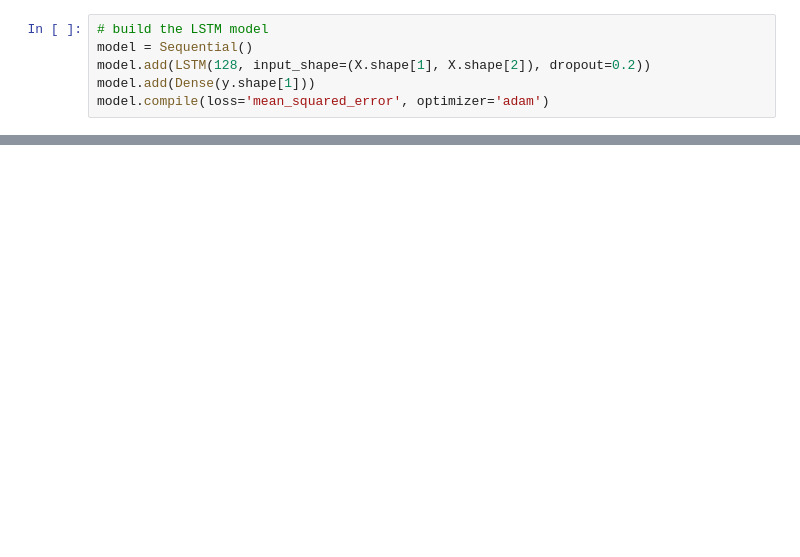
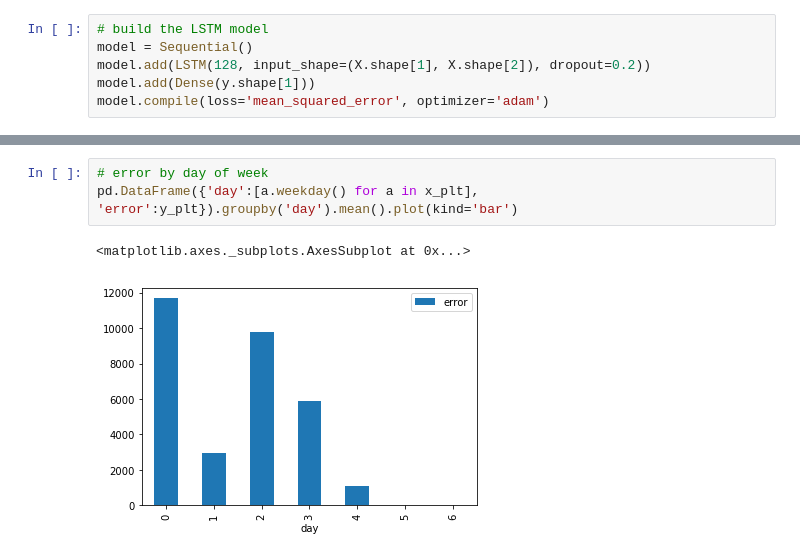
Before and after one commit to dkmehrmann/algo_trading, a Jupyter notebook: RNN_sp500.ipynb, the cells around one changed output, grey strips where cells are left out. Drawn from its saved outputs; the diff is of its cells as text; blank space fills up the shorter version.

```diff
--- a/RNN_sp500.ipynb
+++ b/RNN_sp500.ipynb
@@ -131,0 +178,6 @@ pd.DataFrame({'pred':setup.transform_predictions(preds).ravel(),
+# %%
+# error by day of week
+pd.DataFrame({'day':[a.weekday() for a in x_plt], 'error':y_plt}).groupby('day').mean().plot(kind='bar')
+# %% [output]
+<matplotlib.axes._subplots.AxesSubplot at 0x...>
+[figure, added]
```
Also changed, not shown: parts of 10 cells of this notebook.
